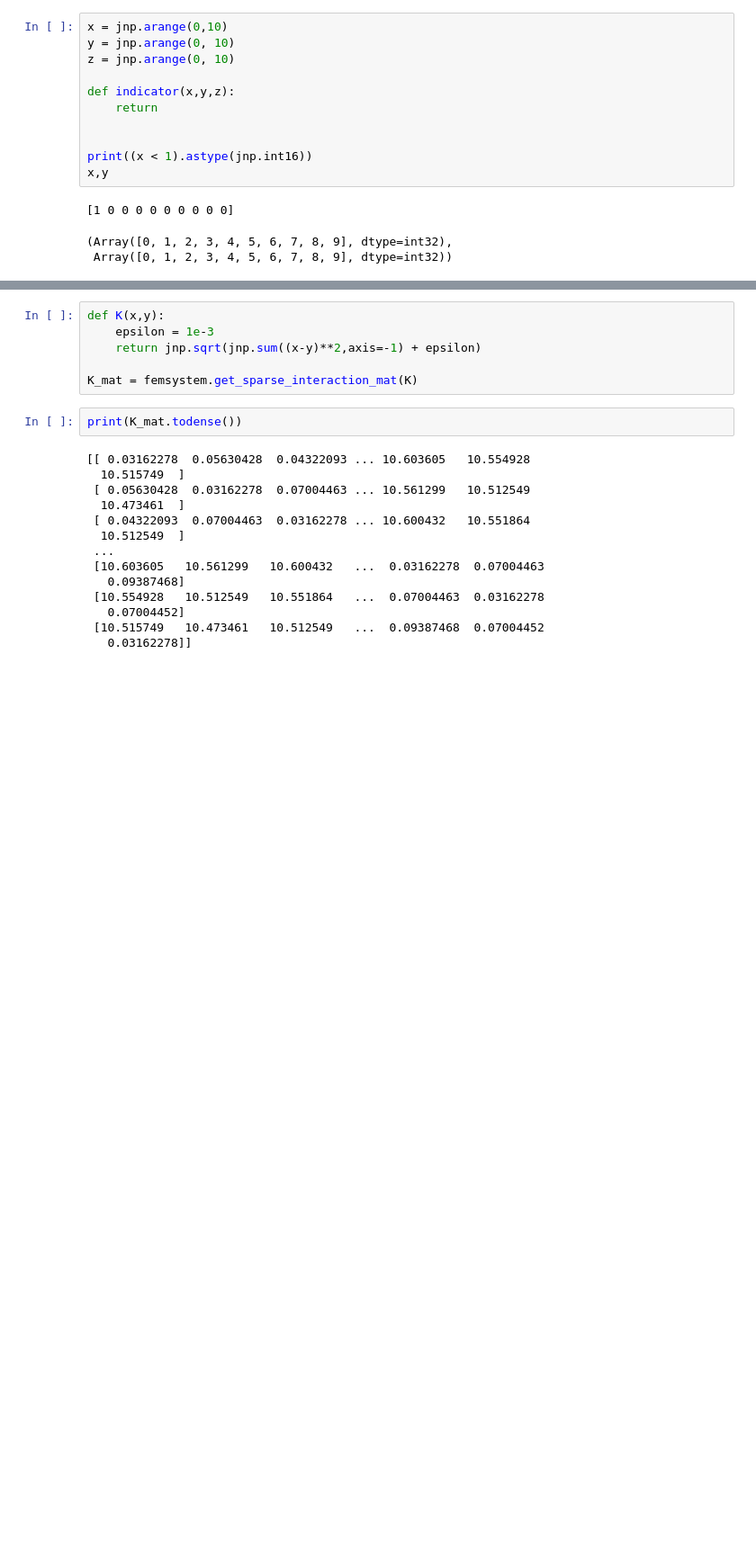
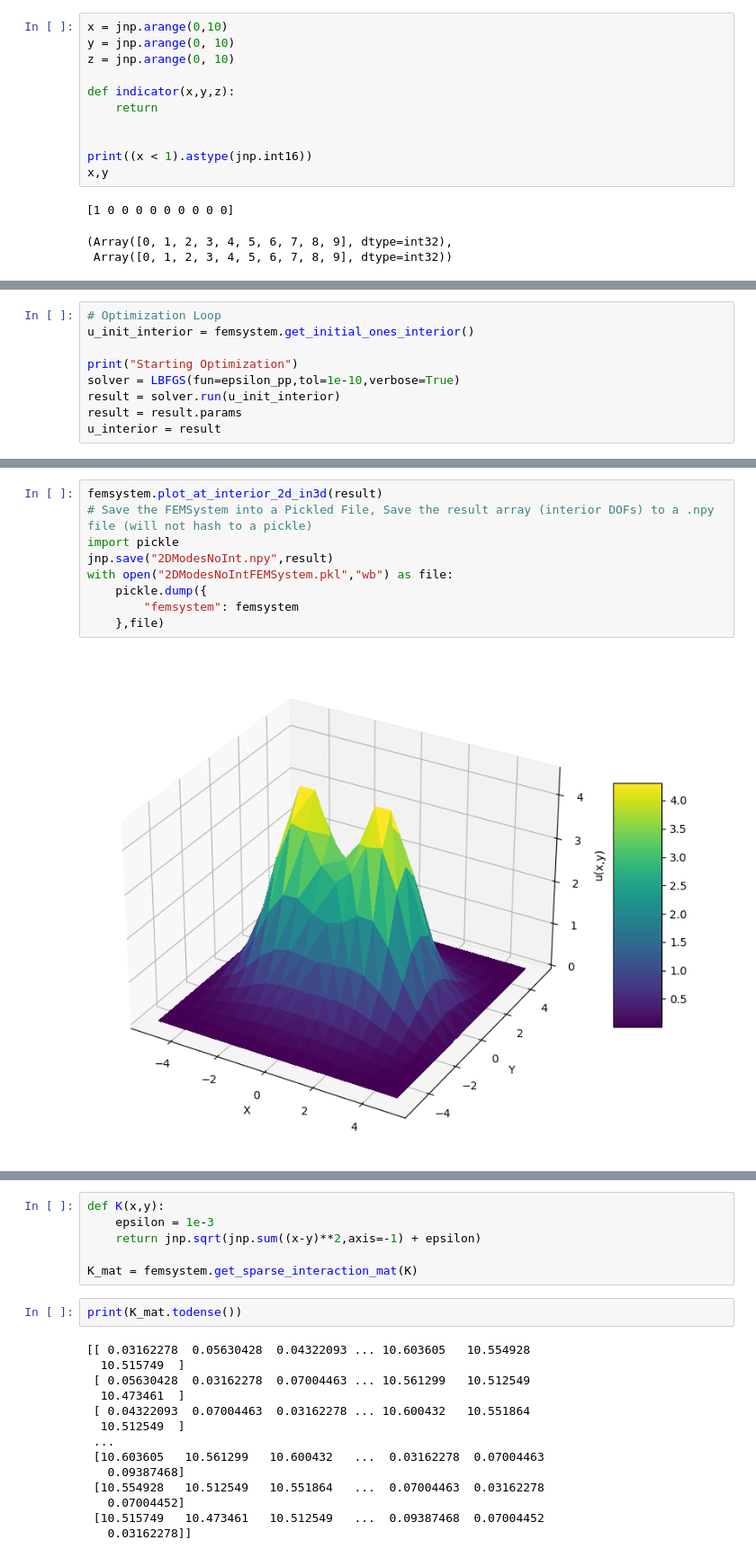
Before and after one commit to vcaipu/cqednumerics, a Jupyter notebook: examples/2DInteraction.ipynb, the cells around one changed output, grey strips where cells are left out. Shown at 90% size. Saved outputs shown, nothing was run; the diff lists cells and outputs as text; blank space fills up the shorter version.

```diff
--- a/examples/2DInteraction.ipynb
+++ b/examples/2DInteraction.ipynb
@@ -642,0 +703,9 @@ print(pot)
+# %%
+# Optimization Loop
+u_init_interior = femsystem.get_initial_ones_interior()
+
+print("Starting Optimization")
+solver = LBFGS(fun=epsilon_pp,tol=1e-10,verbose=True)
+result = solver.run(u_init_interior)
+result = result.params
+u_interior = result
@@ -642,0 +730,11 @@ print(pot)
+# %%
+femsystem.plot_at_interior_2d_in3d(result)
+# Save the FEMSystem into a Pickled File, Save the result array (interior DOFs) to a .npy file (will not hash to a pickle)
+import pickle
+jnp.save("2DModesNoInt.npy",result)
+with open("2DModesNoIntFEMSystem.pkl","wb") as file:
+    pickle.dump({
+        "femsystem": femsystem
+    },file)
+# %% [output]
+[figure, added]
```
Also changed, not shown: parts of 8 cells of this notebook, 3 other files.
